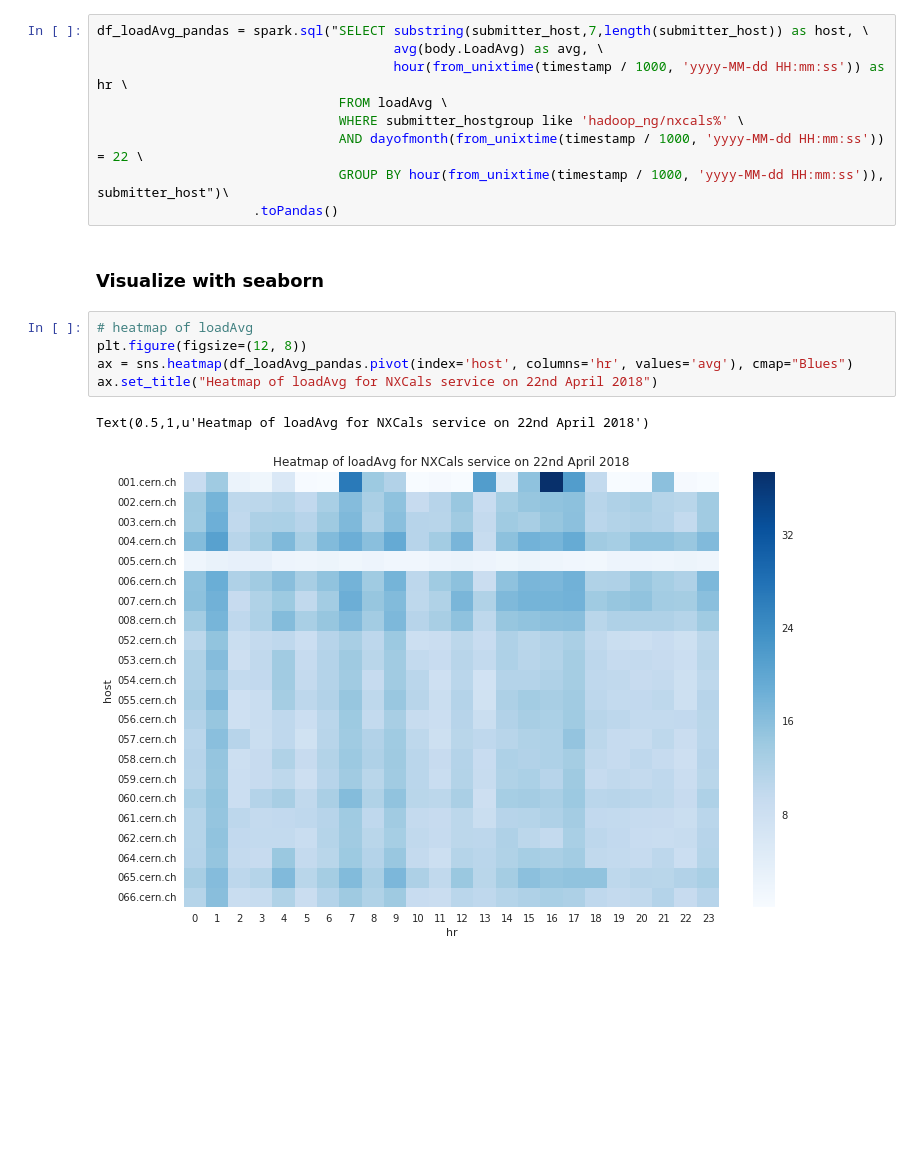
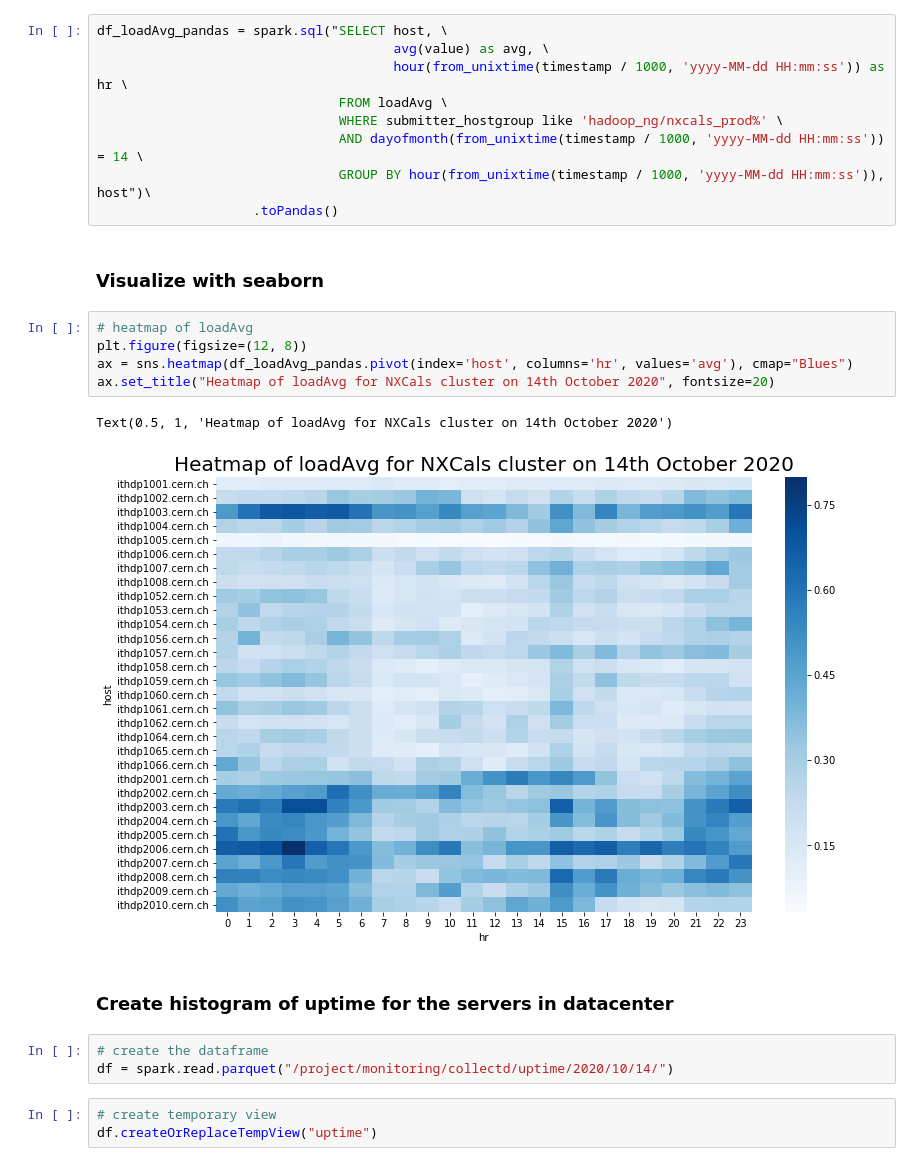
Before and after one commit to prasanthkothuri/swan-spark-notebooks, a Jupyter notebook: analytix-hostmetrics-example.ipynb, the cells around one changed output. Saved outputs shown, nothing was run; the diff lists cells and outputs as text; blank space fills up the shorter version.

```diff
--- a/analytix-hostmetrics-example.ipynb
+++ b/analytix-hostmetrics-example.ipynb
@@ -65,21 +61,29 @@ df_loadAvg.createOrReplaceTempView("loadAvg")
 # %% [markdown]
 ### Do the heavylifting in spark and collect aggregated view to panda DF
 # %%
-df_loadAvg_pandas = spark.sql("SELECT substring(submitter_host,7,length(submitter_host)) as host, \
-                                      avg(body.LoadAvg) as avg, \
+df_loadAvg_pandas = spark.sql("SELECT host, \
+                                      avg(value) as avg, \
                                       hour(from_unixtime(timestamp / 1000, 'yyyy-MM-dd HH:mm:ss')) as hr \
                                FROM loadAvg \
-                               WHERE submitter_hostgroup like 'hadoop_ng/nxcals%' \
-                               AND dayofmonth(from_unixtime(timestamp / 1000, 'yyyy-MM-dd HH:mm:ss')) = 22 \
-                               GROUP BY hour(from_unixtime(timestamp / 1000, 'yyyy-MM-dd HH:mm:ss')), submitter_host")\
+                               WHERE submitter_hostgroup like 'hadoop_ng/nxcals_prod%' \
+                               AND dayofmonth(from_unixtime(timestamp / 1000, 'yyyy-MM-dd HH:mm:ss')) = 14 \
+                               GROUP BY hour(from_unixtime(timestamp / 1000, 'yyyy-MM-dd HH:mm:ss')), host")\
                     .toPandas()
 # %% [markdown]
 ### Visualize with seaborn
 # %%
 # heatmap of loadAvg
 plt.figure(figsize=(12, 8))
 ax = sns.heatmap(df_loadAvg_pandas.pivot(index='host', columns='hr', values='avg'), cmap="Blues")
-ax.set_title("Heatmap of loadAvg for NXCals service on 22nd April 2018")
+ax.set_title("Heatmap of loadAvg for NXCals cluster on 14th October 2020", fontsize=20)
 # %% [output]
-Text(0.5,1,u'Heatmap of loadAvg for NXCals service on 22nd April 2018')
+Text(0.5, 1, 'Heatmap of loadAvg for NXCals cluster on 14th October 2020')
-[figure, old version]
+[figure, new version]
+# %% [markdown]
+### Create histogram of uptime for the servers in datacenter
+# %%
+# create the dataframe
+df = spark.read.parquet("/project/monitoring/collectd/uptime/2020/10/14/")
+# %%
+# create temporary view
+df.createOrReplaceTempView("uptime")
```
Also changed, not shown: parts of 10 cells of this notebook.
